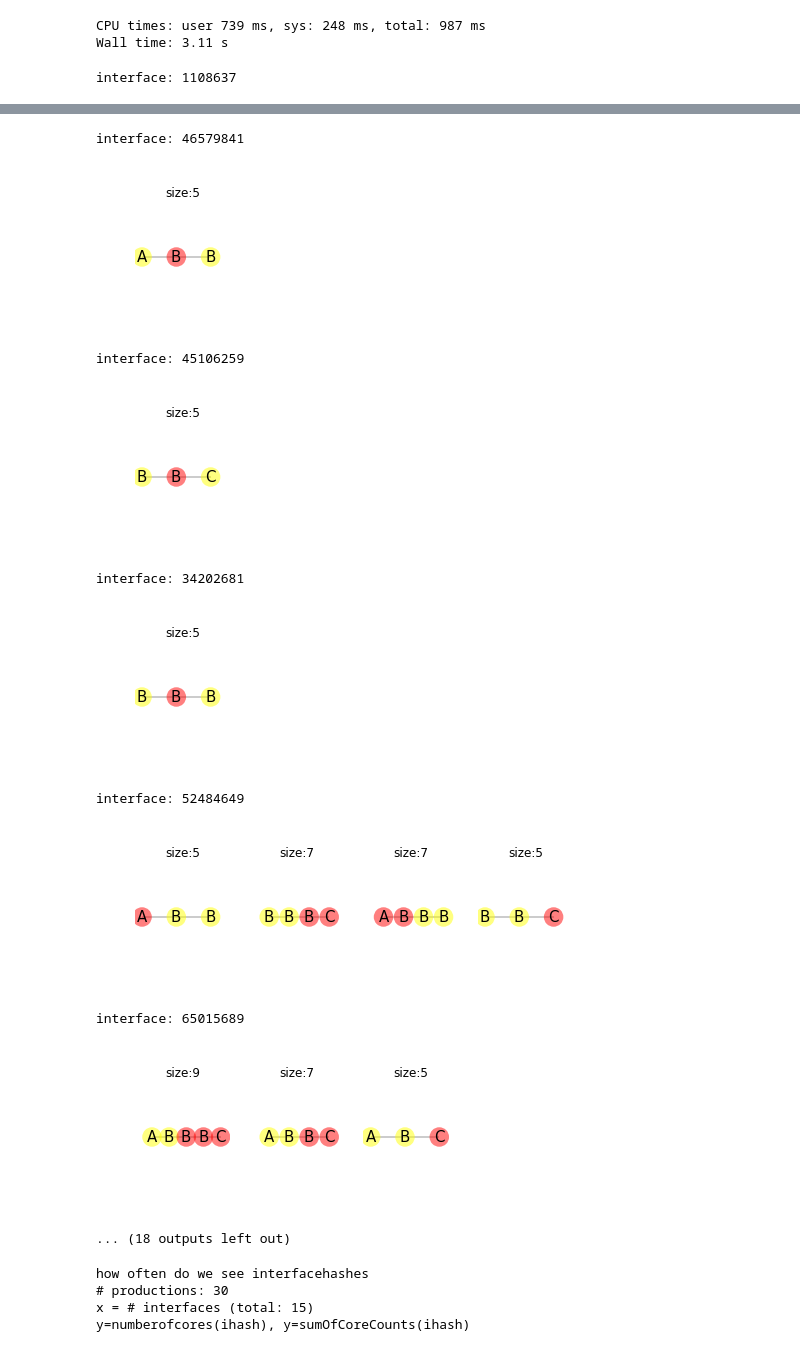
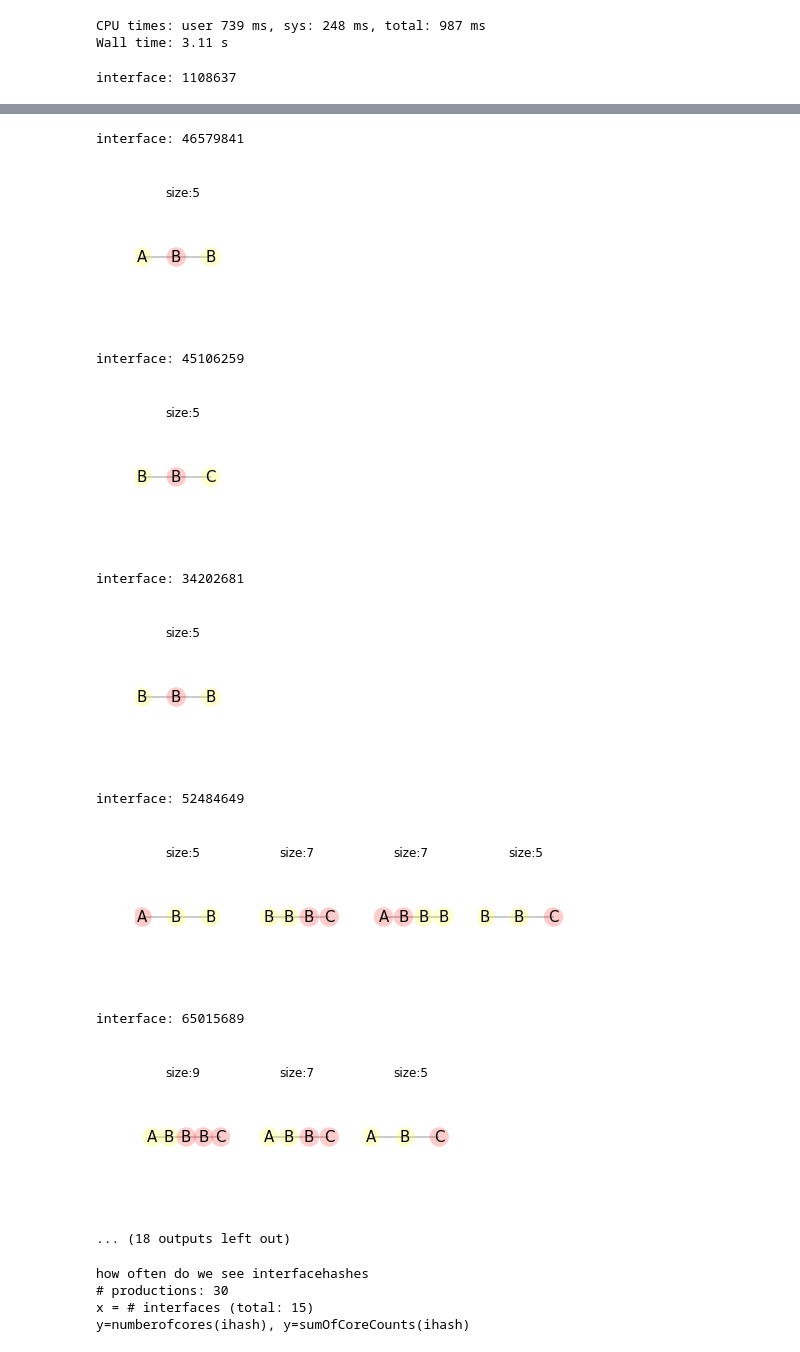
Before and after one commit to fabriziocosta/GraphLearn, a Jupyter notebook: example/StringGrammar.ipynb, the cells around one changed output, grey strips where cells are left out. Saved outputs shown, nothing was run; the diff lists cells and outputs as text; code cells hidden in the pictures.

```diff
--- a/example/StringGrammar.ipynb
+++ b/example/StringGrammar.ipynb
@@ -75,7 +75,7 @@ Wall time: 3.11 s
 myutils.draw_grammar(sampler.local_substitutable_graph_grammar.grammar,n_productions=None,
                      n_graphs_per_line=7, size=2,
                      colormap='autumn', invert_colormap=True,
-                     vertex_alpha=0.5, edge_alpha=0.2, node_size=380,
+                     vertex_alpha=0.2, edge_alpha=0.2, node_size=380,
                      prog='circo', size_x_to_y_ratio=3)
 # %% [output]
 interface: 1108637
@@ -83,13 +83,13 @@ interface: 1108637
 interface: 46579841
-[figure, old version]
+[figure, new version]
 interface: 45106259
-[figure, old version]
+[figure, new version]
 interface: 34202681
-[figure, old version]
+[figure, new version]
 interface: 52484649
-[figure, old version]
+[figure, new version]
 interface: 65015689
-[figure, old version]
+[figure, new version]
 ... (18 outputs left out)
 # %%
 myutils.draw_grammar_stats(sampler.local_substitutable_graph_grammar.grammar)
```
Also changed, not shown: parts of 2 cells of this notebook, 3 other files.
